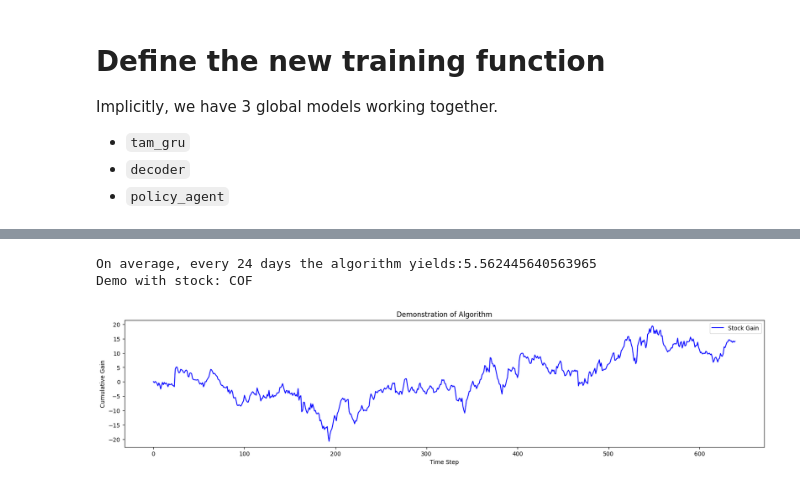
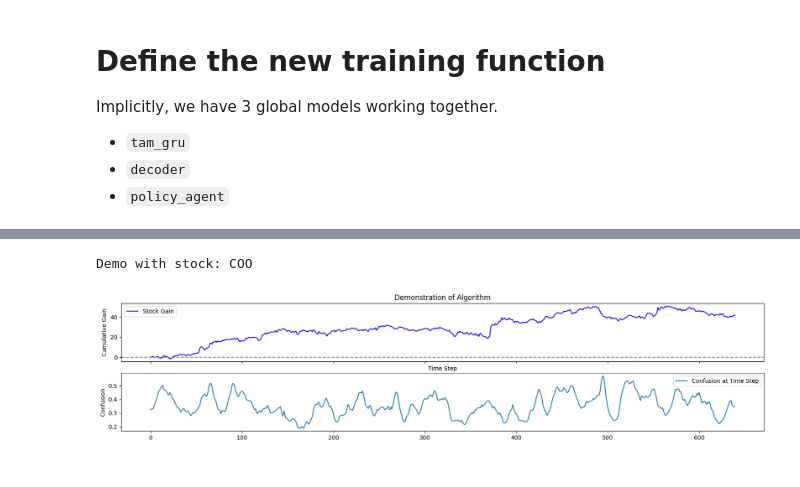
Before and after one commit to JackBosco/TFJ-DRL-update1, a Jupyter notebook: notebooks/unit_testing.ipynb, the cells around one changed output, grey strips where cells are left out. Saved outputs shown, nothing was run; the diff lists cells and outputs as text; code cells hidden in the pictures.

Commit message:
added charts

```diff
--- a/notebooks/unit_testing.ipynb
+++ b/notebooks/unit_testing.ipynb
@@ -38,8 +36,8 @@ if torch.cuda.is_available():
 else:
     DEVICE = torch.device('cpu')
 
+NAME = "DLRLD"
 ENV_SIZE = 128
-
 DEVICE
 # %% [output]
 device(type='cuda', index=0)
@@ -415,25 +402,42 @@ def test(net, test_iter, device, epoch, name):
 # %%
 
-def demo(net: torch.nn.Module, demo_iter, device: torch.device, epoch, name):
+def demo(net: torch.nn.Module, conf_net: torch.nn.Module, demo_iter, device: torch.device, epoch, name):
     net.eval()
     net.load_state_dict(torch.load(os.path.join('./model_weights', f'{name}-epoch-{epoch}.pth')))
     net.to(device)
+    conf_net.eval()
+    conf_net.load_state_dict(torch.load(os.path.join('./model_weights', f'{name}_decoder-{epoch}.pth')))
+    conf_net.to(device)
+
     reward=np.array([])
+    conf_list=np.array([])
     with torch.no_grad():
         for X, _, _, zp in demo_iter:
             X, zp = X.to(device),  zp.to(device)
             state=net.begin_state(batch_size=X.shape[0], device=device)
-            predP, output,_=net(X, state)
+            _, output, envVec=net(X, state)
             discretizedAction=((output>=0)*2-1)
             batchReward=discretizedAction*zp
             reward=np.concatenate((reward,batchReward[:,-1].reshape(-1).cpu().numpy()))
+
+            #== [confusion] ==
+            _, dream = conf_net(envVec)
+            bsize, tstep = dream.shape[0], dream.shape[1]
+            confusion = [nn.CosineEmbeddingLoss()(dream[i,:,:], envVec[i,:,:], torch.ones((1)).to(device)).item() for i in range(bsize)]
+            conf_list = np.concatenate((conf_list, np.array(confusion)))
+            # ===============
+
         result = [sum(reward[ : i + 1]) for i in range(len(reward))]
-    fig, ax_left = plt.subplots(figsize=(20,4))
+    fig, [ax_left, ax_right] = plt.subplots(2, figsize=(20,4), sharex=True)
     ax_left.plot(result, label = "Stock Gain", color='blue')
+    ax_left.hlines([0], 0, 1, transform=ax_left.get_yaxis_transform(), linestyle='dashed', colors='gray')
     ax_left.set_xlabel('Time Step')
     ax_left.set_ylabel('Cumulative Gain')
+    ax_right.set_ylabel('Confusion')
+    ax_right.plot(conf_list, label='Confusion at Time Step')
     ax_left.set_title('Demonstration of Algorithm')
     ax_left.legend()
+    ax_right.legend()
     return
 # %%
 train_iter, val_iter, test_iter=DataIterGen([0, 1], [4, 2, 3], stockList1, full_list)
@@ -442,9 +446,9 @@ Val: ['AMD', 'ABBV', 'CCL'], Test: ['COO', 'COF'], Train: {'VNO', 'ADBE', 'JCI',
 # %%
 #Training in action
 os.makedirs('./model_weights', exist_ok=True)
-device=DEVICE
 net=combined
-optim1 = optim.Adam(net.parameters(),       lr=0.00006, weight_decay=0.01)
-optim3 = optim.Adam(decoder.parameters(),   lr=0.001, weight_decay=0.01)
-loss=train(train_iter, val_iter, net, optim1, optim3, device, 14, 'DLRL')
+MAX_EPOCH = 14
+optim1 = optim.Adam(net.parameters(),       lr=0.00006, weight_decay=0.02, eps=1e-5)
+optim2 = optim.Adam(decoder.parameters(),   lr=0.001, weight_decay=0.01)
+loss=train(train_iter, val_iter, net=combined, optimizer1=optim1, optimizer2=optim2, device=DEVICE, num_epoch=MAX_EPOCH, name=NAME)
 # %% [output]
@@ -472,9 +487,8 @@ display(Image(filename='training_progress.gif'))
 # %%
-avgReturn=test(net, test_iter, device, 14, 'DLRL')
-print(f'On average, every 24 days the algorithm yields:{avgReturn}' )
-demo_iter=DataIterGen([1],[], stockList1,full_list, demo=True)
-demo(net, demo_iter , device, 14, 'DLRL')
+# avgReturn=test(net, test_iter, device, 4, NAME)
+# print(f'On average, every 24 days the algorithm yields:{avgReturn}' )
+demo_iter=DataIterGen([0], [], stockList1,full_list, demo=True)
+demo(net=combined, conf_net=decoder, demo_iter=demo_iter , device=DEVICE, epoch=MAX_EPOCH, name=NAME)
 # %% [output]
-On average, every 24 days the algorithm yields:5.562445640563965
-Demo with stock: COF
+Demo with stock: COO
-[figure, old version]
+[figure, new version]
```
Also changed, not shown: parts of 10 cells of this notebook, 4 other files.
